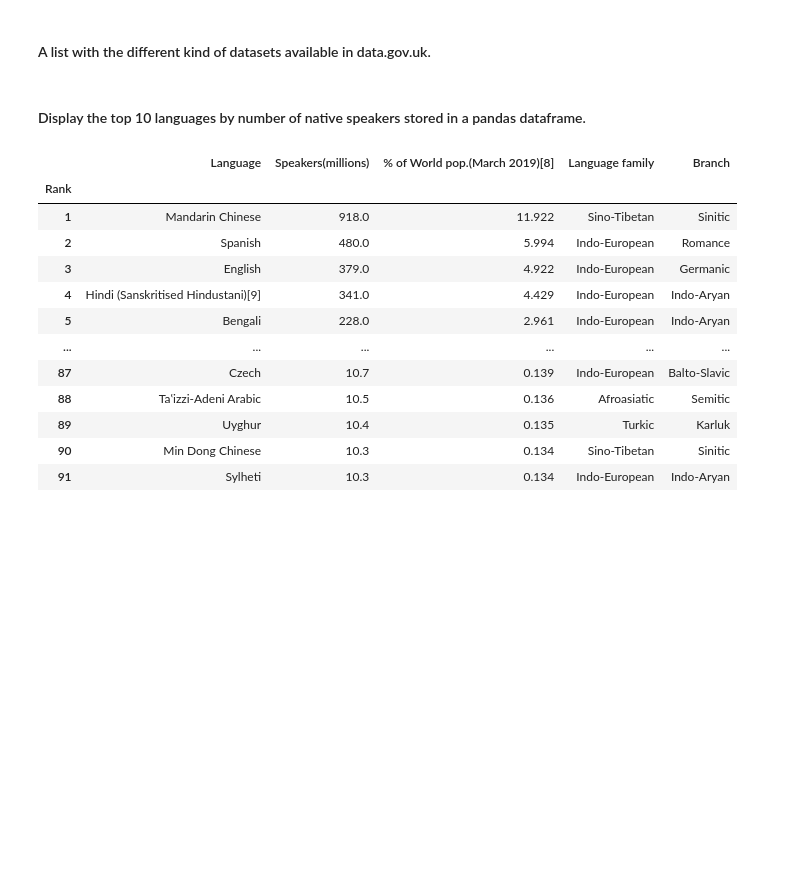
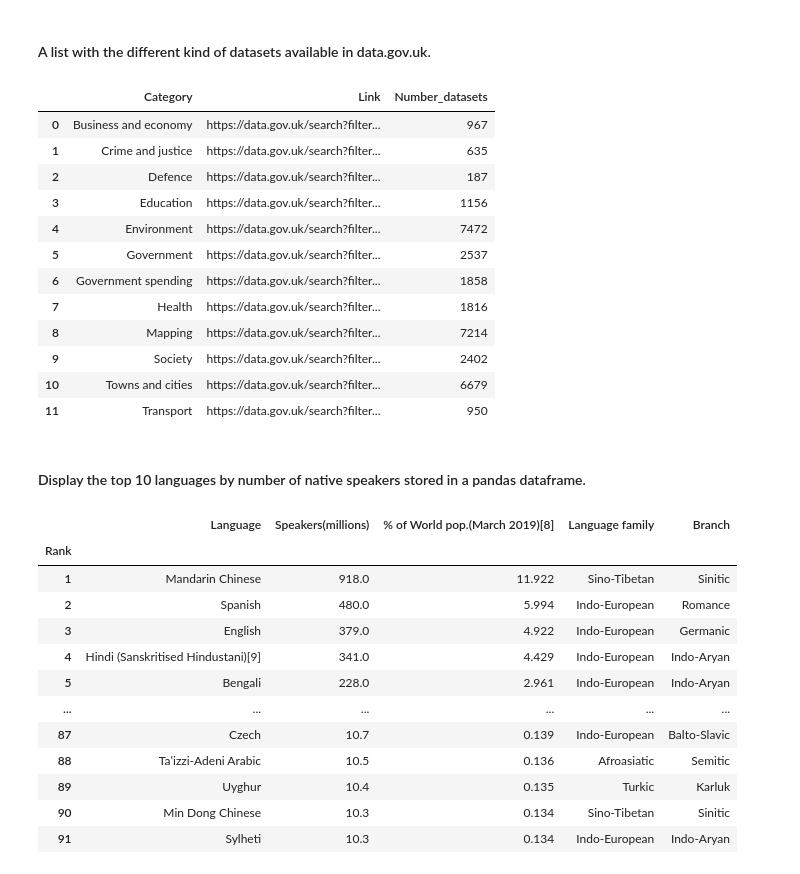
Before and after one commit to ta-data-mad/dataptmad0420, a Jupyter notebook: extra-work/m1/lab-web-scraping/your-code/main.ipynb, the cells around one changed output. Saved outputs shown, nothing was run; the diff lists cells and outputs as text; code cells hidden in the pictures; blank space fills up the shorter version.

```diff
--- a/extra-work/m1/lab-web-scraping/your-code/main.ipynb
+++ b/extra-work/m1/lab-web-scraping/your-code/main.ipynb
@@ -396,0 +395,15 @@ url = 'https://www.wikipedia.org/'
+# %%
+# your code here
+
+html = requests.get(url).content
+soup = bs(html, 'lxml')
+soup_lang = soup.find_all('a')
+languages = [i[2:-1] for i in re.findall(r'g>.*<',str(soup_lang))]
+soup_articles = soup.find_all('bdi', {'dir':"ltr"})
+number_articles = []
+
+for i in soup_articles[:10]:
+    nmb = re.findall(r'\d', str(i))
+    number_articles.append(''.join(nmb))
+
+pd.DataFrame(list(zip(languages, number_articles)), columns=('Language', 'Articles')).sort_values('Articles', ascending = False)
@@ -415,6 +440,31 @@ for i in range(len(soup)):
     string = string.split('">')
     link.append(string[0])
     category.append(string[1][:-4])
+# %%
+for i in link:
+    html = requests.get(url+i).content
+    soup = bs(html, 'lxml')
+    soup = soup.find_all('span', {'class':'bold-small'})
+    nmb = ''.join(re.findall(r'\d', str(soup)))
+    nmb_datasets.append(nmb)
+# %%
+df = pd.DataFrame(list(zip(category, link, nmb_datasets)), columns=('Category', 'Link', 'Number_datasets'))
+df['Link'] = url+df['Link']
+df
+# %% [output]
+|  | Category | Link | Number_datasets |
+| 0 | Business and economy | https://data.gov.uk/search?filter... | 967 |
+| 1 | Crime and justice | https://data.gov.uk/search?filter... | 635 |
+| 2 | Defence | https://data.gov.uk/search?filter... | 187 |
+| 3 | Education | https://data.gov.uk/search?filter... | 1156 |
+| 4 | Environment | https://data.gov.uk/search?filter... | 7472 |
+| 5 | Government | https://data.gov.uk/search?filter... | 2537 |
+| 6 | Government spending | https://data.gov.uk/search?filter... | 1858 |
+| 7 | Health | https://data.gov.uk/search?filter... | 1816 |
+| 8 | Mapping | https://data.gov.uk/search?filter... | 7214 |
+| 9 | Society | https://data.gov.uk/search?filter... | 2402 |
+| 10 | Towns and cities | https://data.gov.uk/search?filter... | 6679 |
+| 11 | Transport | https://data.gov.uk/search?filter... | 950 |
 # %% [markdown]
 #### Display the top 10 languages by number of native speakers stored in a pandas dataframe.
 # %%
```
Also changed, not shown: parts of 2 cells of this notebook.
